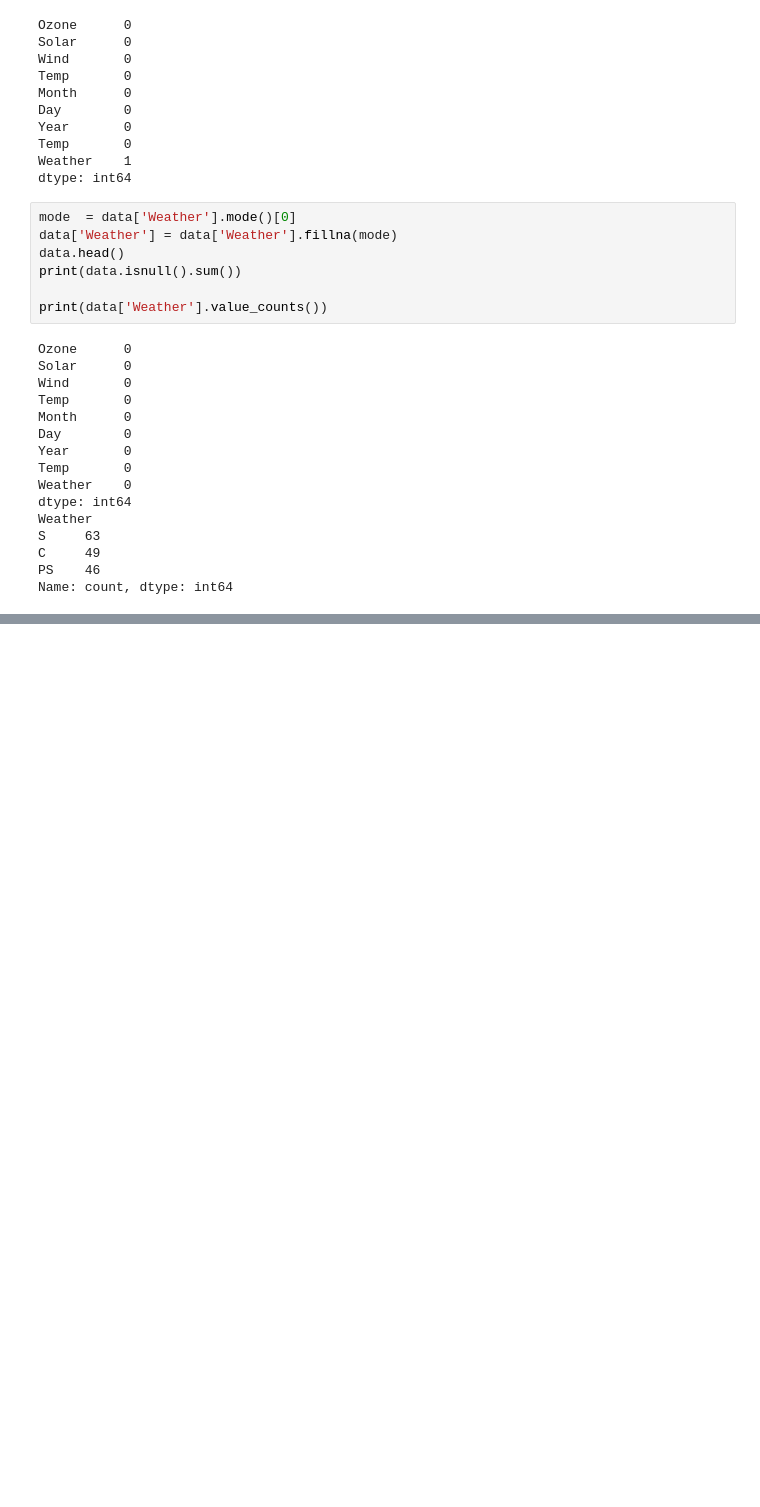
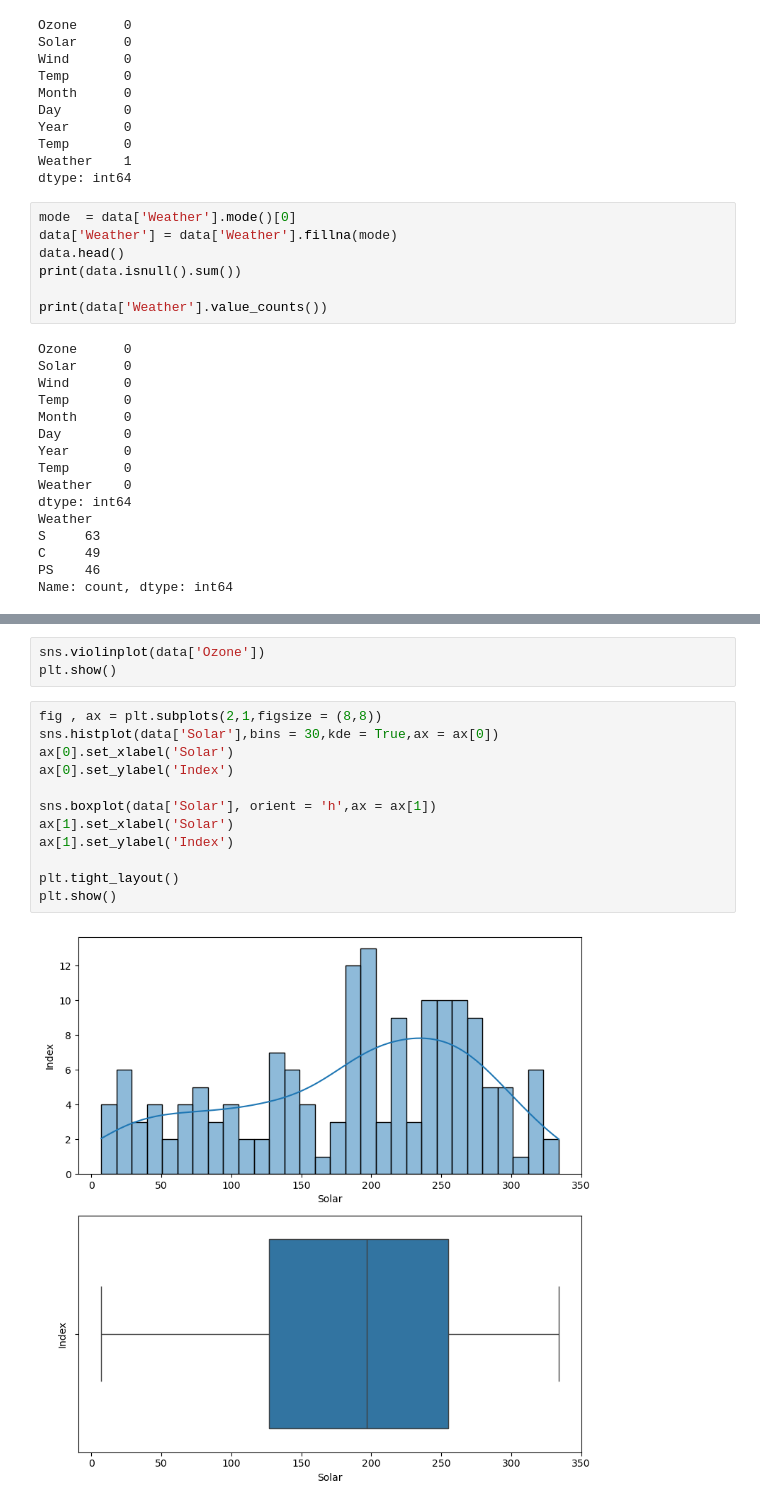
Before and after one commit to AbhinavAlluvada/DevProgram, a Jupyter notebook: Descriptive.ipynb, the cells around one changed output, grey strips where cells are left out. Saved outputs shown, nothing was run; the diff lists cells and outputs as text; blank space fills up the shorter version.

```diff
--- a/Descriptive.ipynb
+++ b/Descriptive.ipynb
@@ -183,0 +292,17 @@ Name: count, dtype: int64
+# %%
+sns.violinplot(data['Ozone'])
+plt.show()
+# %%
+fig , ax = plt.subplots(2,1,figsize = (8,8))
+sns.histplot(data['Solar'],bins = 30,kde = True,ax = ax[0])
+ax[0].set_xlabel('Solar')
+ax[0].set_ylabel('Index')
+
+sns.boxplot(data['Solar'], orient = 'h',ax = ax[1])
+ax[1].set_xlabel('Solar')
+ax[1].set_ylabel('Index')
+
+plt.tight_layout()
+plt.show()
+# %% [output]
+[figure, added]
```
Also changed, not shown: parts of 7 cells of this notebook.
